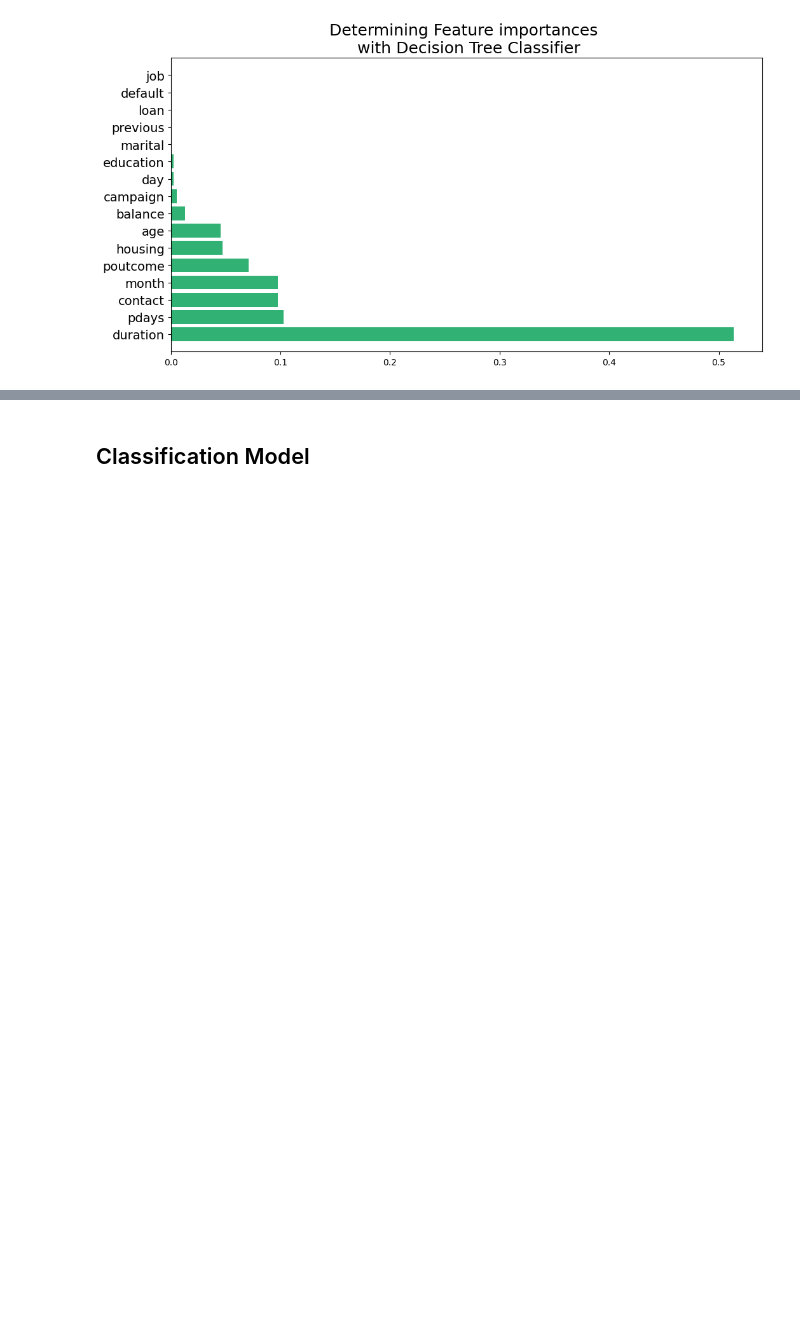
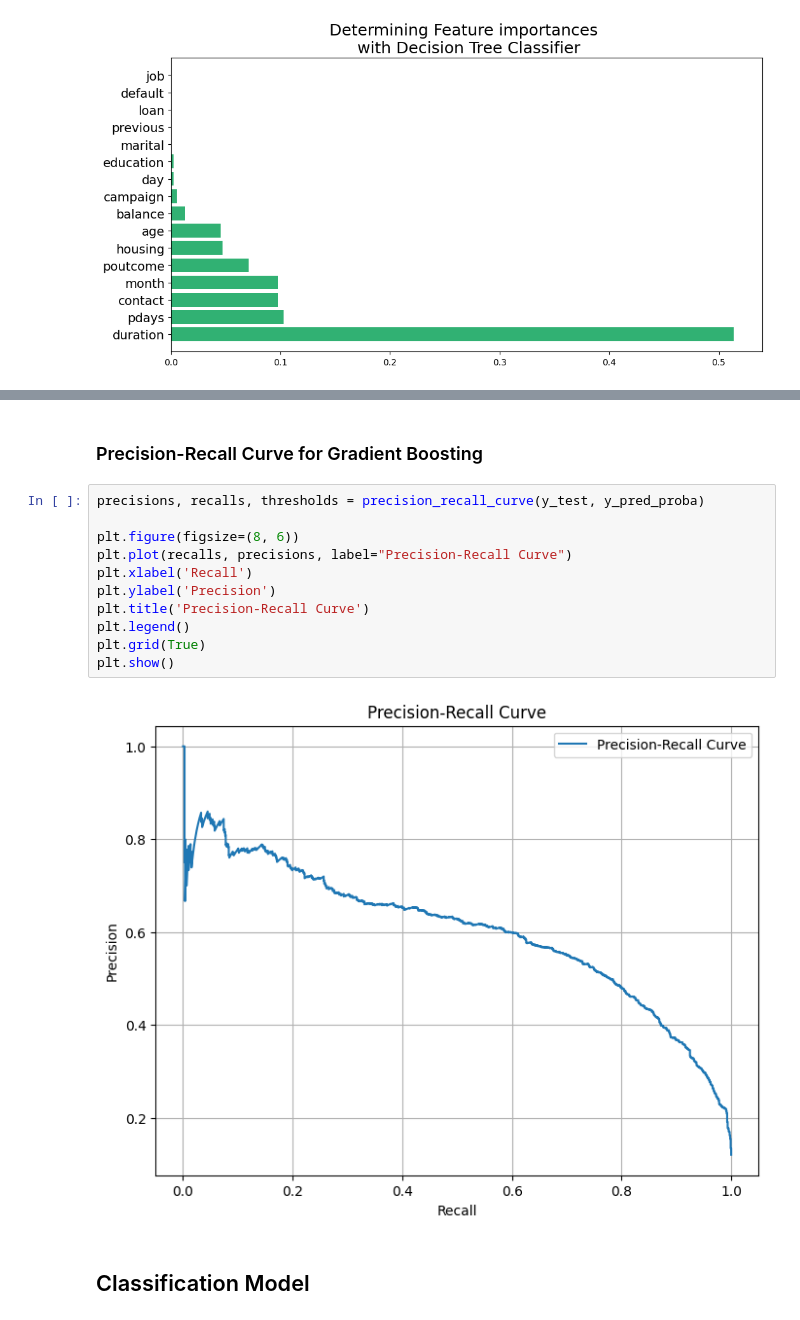
Before and after one commit to ZasaQ/A-neural-model-of-a-banking-customer, a Jupyter notebook: KrzywdaKubowicz.ipynb, the cells around one changed output, grey strips where cells are left out. Cells and saved outputs as stored; diff of their text form; blank space fills up the shorter version.

```diff
--- a/KrzywdaKubowicz.ipynb
+++ b/KrzywdaKubowicz.ipynb
@@ -641,3 +718,18 @@ Feature importance ranking:
+# %% [markdown]
+### Precision-Recall Curve for Gradient Boosting
+# %%
+precisions, recalls, thresholds = precision_recall_curve(y_test, y_pred_proba)
+
+plt.figure(figsize=(8, 6))
+plt.plot(recalls, precisions, label="Precision-Recall Curve")
+plt.xlabel('Recall')
+plt.ylabel('Precision')
+plt.title('Precision-Recall Curve')
+plt.legend()
+plt.grid(True)
+plt.show()
+# %% [output]
+[figure, added]
 # %% [markdown]
 ## Classification Model
 # %%
```
Also changed, not shown: parts of 16 cells of this notebook.
